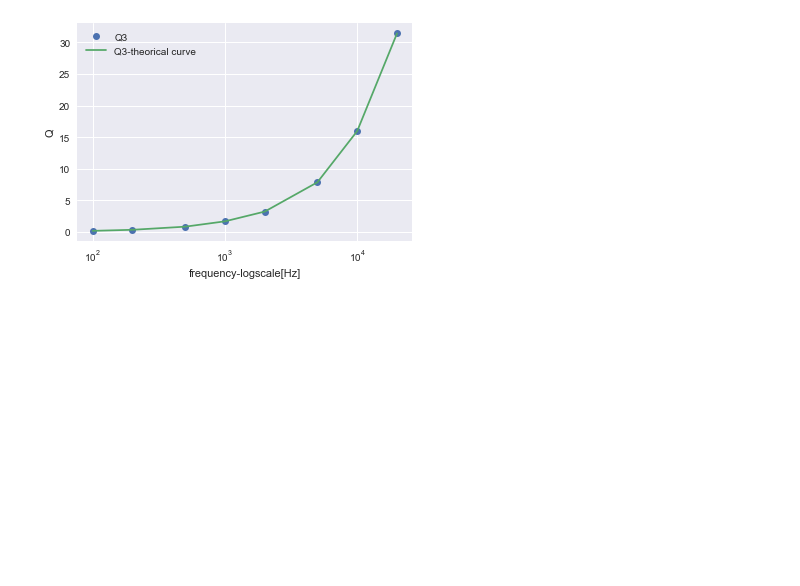
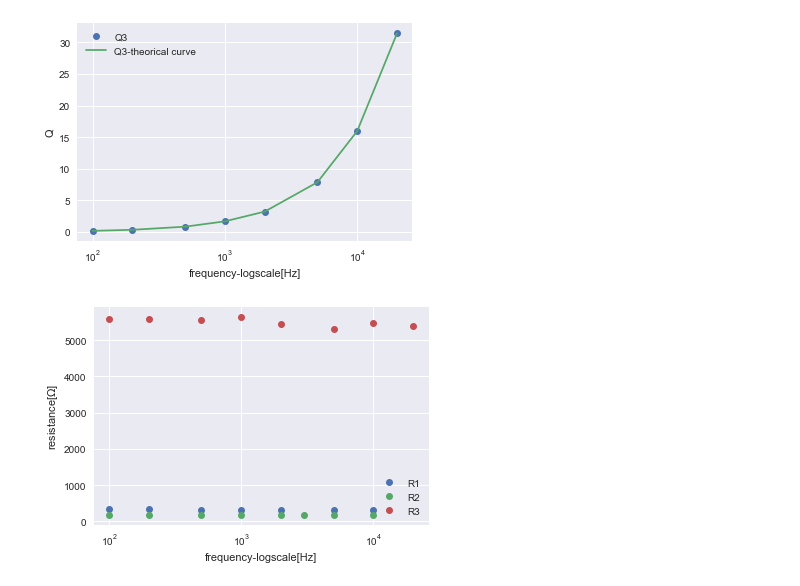
Before and after one commit to cultivatetsubo/notebook, a Jupyter notebook: P2.ipynb, the cells around one changed output. Cells and saved outputs as stored; diff of their text form; code cells hidden in the pictures; blank space fills up the shorter version.

```diff
--- a/P2.ipynb
+++ b/P2.ipynb
@@ -76,18 +79,20 @@ plt.show()
 [figure]
 # %%
 plt.xscale('log')
-plt.plot(f1,R1,'o',label='arg(Z1)')
+plt.plot(f1,R1,'o',label='R1')
 #plt.plot(f1,np.angle(zt1),'-',label='arg(Z1)-theorical curve')
-plt.plot(f2,R2,'o',label='arg(Z2)')
+plt.plot(f2,R2,'o',label='R2')
 #plt.plot(f2,np.angle(zt2),'-',label='arg(Z2)-theorical curve')
-plt.plot(f3,R3,'o',label='arg(Z3)')
+plt.plot(f3,R3,'o',label='R3')
 #plt.plot(f3,np.angle(zt3),'-',label='arg(Z3)-theorical curve')
 plt.xlabel("frequency-logscale[Hz]")
 plt.ylabel("resistance[$\Omega$]")
 plt.legend()
 file1="p2-5.eps"
 plt.savefig(file1)
 plt.show()
+# %% [output]
+[figure, added]
 # %%
 Z1=R1+1/f1/2/np.pi/C1/1.0j
 Z2=R2+f2*2*np.pi*L2*1.0j
```
Also changed, not shown: parts of 4 cells of this notebook, 6 other files.
